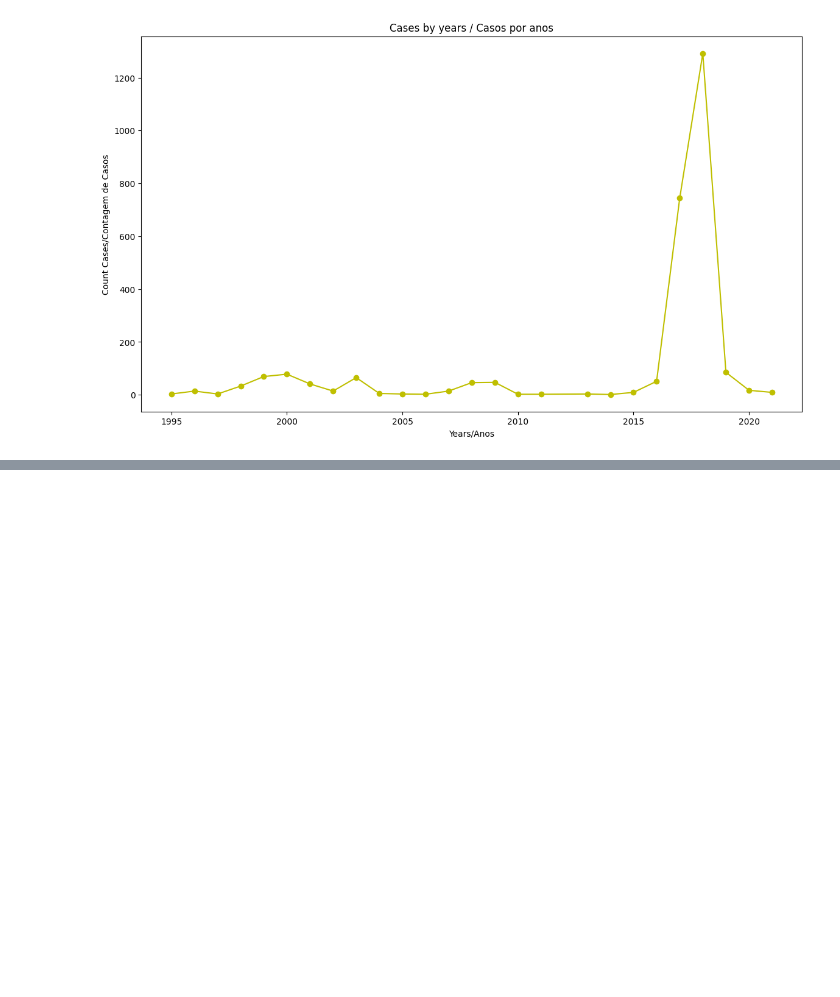
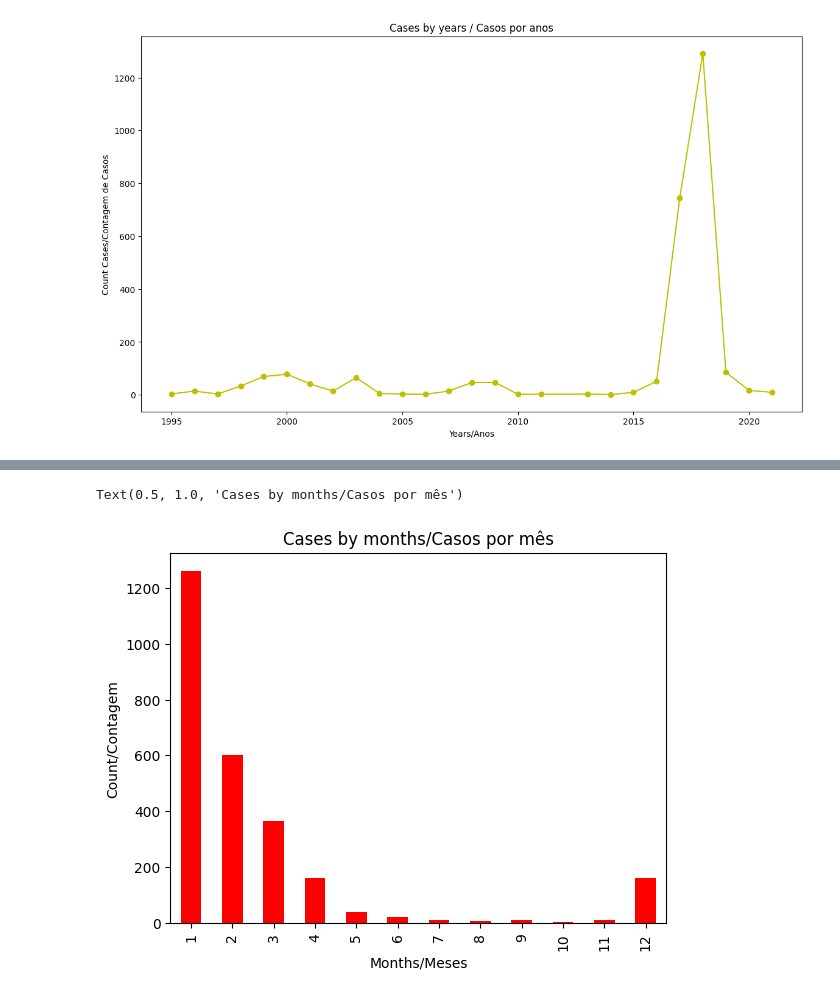
Before and after one commit to Muniz97/Yellow-fever-Febre-Amarela, a Jupyter notebook: 2 - Statistic/Yellow_Fever_Statistic.ipynb, the cells around one changed output, grey strips where cells are left out. Saved outputs shown, nothing was run; the diff lists cells and outputs as text; code cells hidden in the pictures; blank space fills up the shorter version.

```diff
--- a/2 - Statistic/Yellow_Fever_Statistic.ipynb
+++ b/2 - Statistic/Yellow_Fever_Statistic.ipynb
@@ -102,0 +108,9 @@ Text(0.5, 1.0, 'Cases by years / Casos por anos')
+# %%
+dados['MES_IS'].value_counts().sort_index().plot(kind='bar', color = 'red')
+
+plt.xlabel('Months/Meses')
+plt.ylabel('Count/Contagem')
+plt.title('Cases by months/Casos por mês')
+# %% [output]
+Text(0.5, 1.0, 'Cases by months/Casos por mês')
+[figure, added]
```
Also changed, not shown: parts of 1 cell of this notebook.
